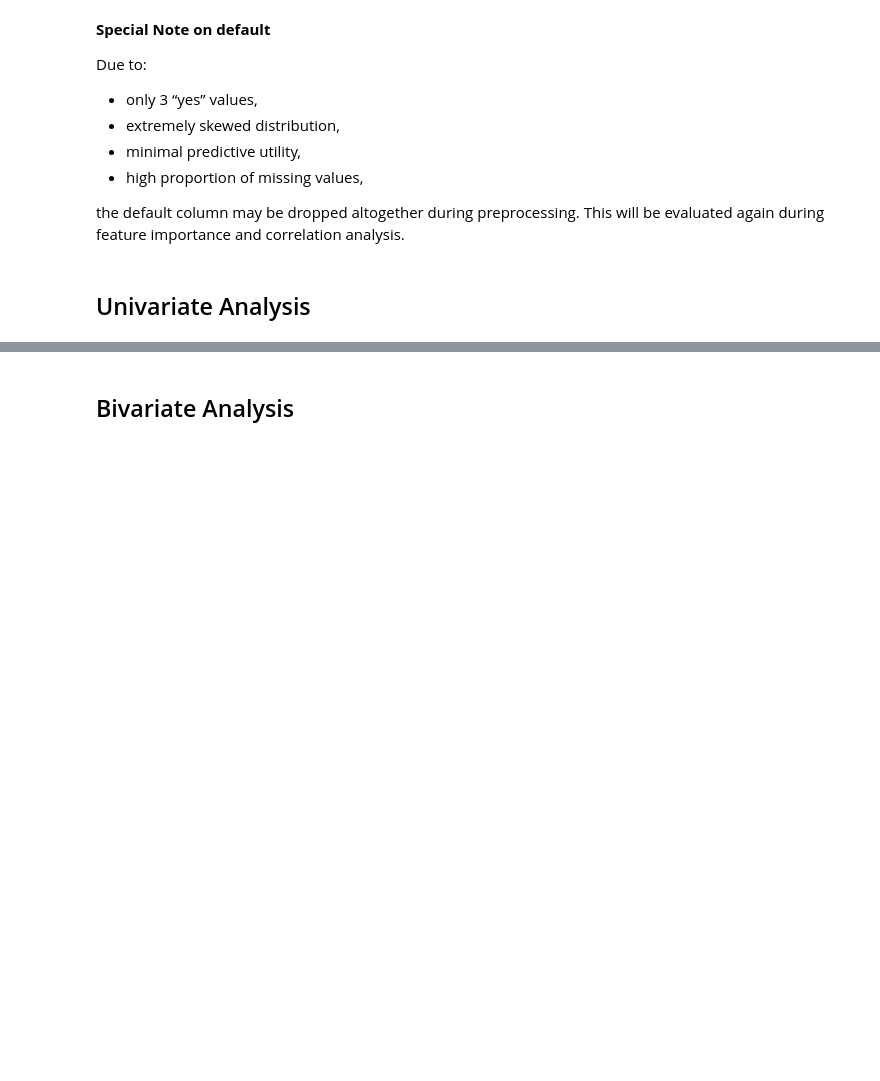
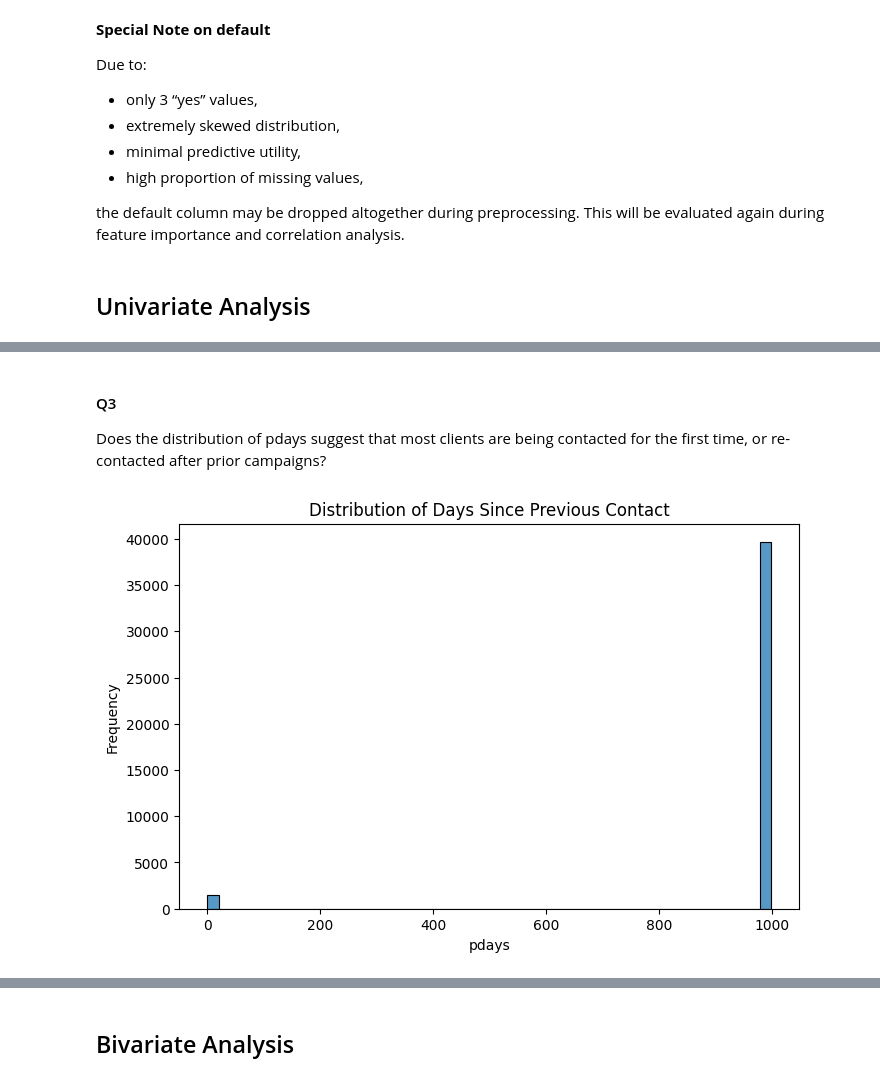
Before and after one commit to abduladebogun/Bank_Telemarketing_Campaigns_EDSB_Group_29, a Jupyter notebook: app.ipynb, the cells around one changed output, grey strips where cells are left out. Cells and saved outputs as stored; diff of their text form; code cells hidden in the pictures; blank space fills up the shorter version.

```diff
--- a/app.ipynb
+++ b/app.ipynb
@@ -565,0 +615,12 @@ This will be evaluated again during feature importance and correlation analysis.
+# %% [markdown]
+#### Q3
+Does the distribution of pdays suggest that most clients are being contacted for the first time, or re-contacted after prior campaigns?
+# %%
+plt.figure(figsize=(8,5))
+sns.histplot(df_clean["pdays"], bins=50, kde=False)
+plt.title("Distribution of Days Since Previous Contact")
+plt.xlabel("pdays")
+plt.ylabel("Frequency")
+plt.show()
+# %% [output]
+[figure, added]
```
Also changed, not shown: parts of 62 cells of this notebook.
